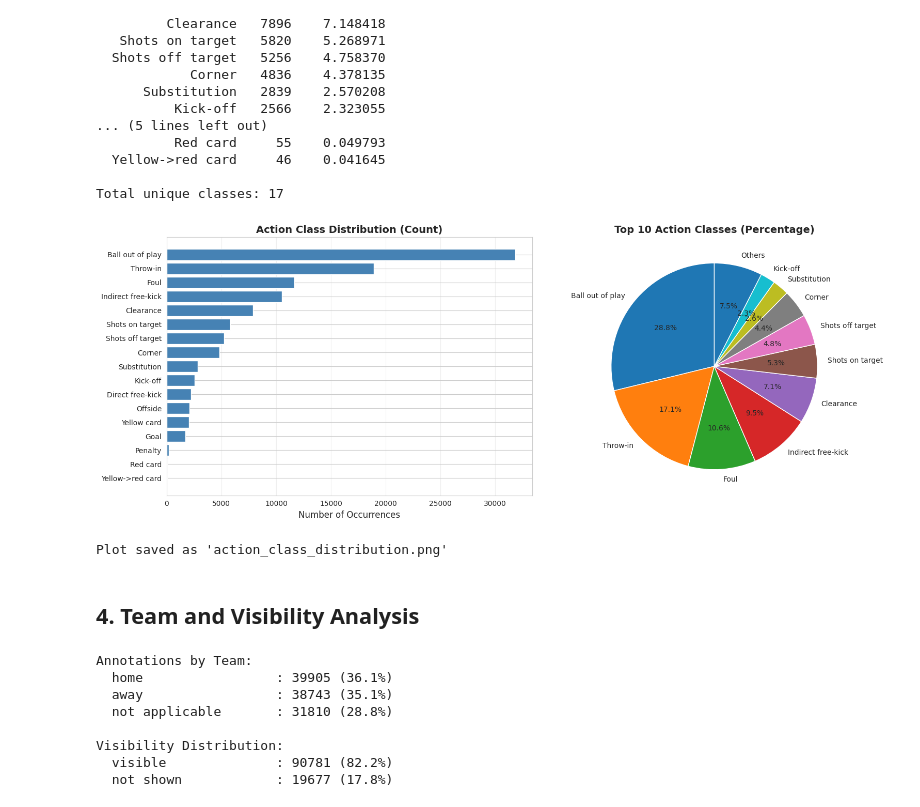
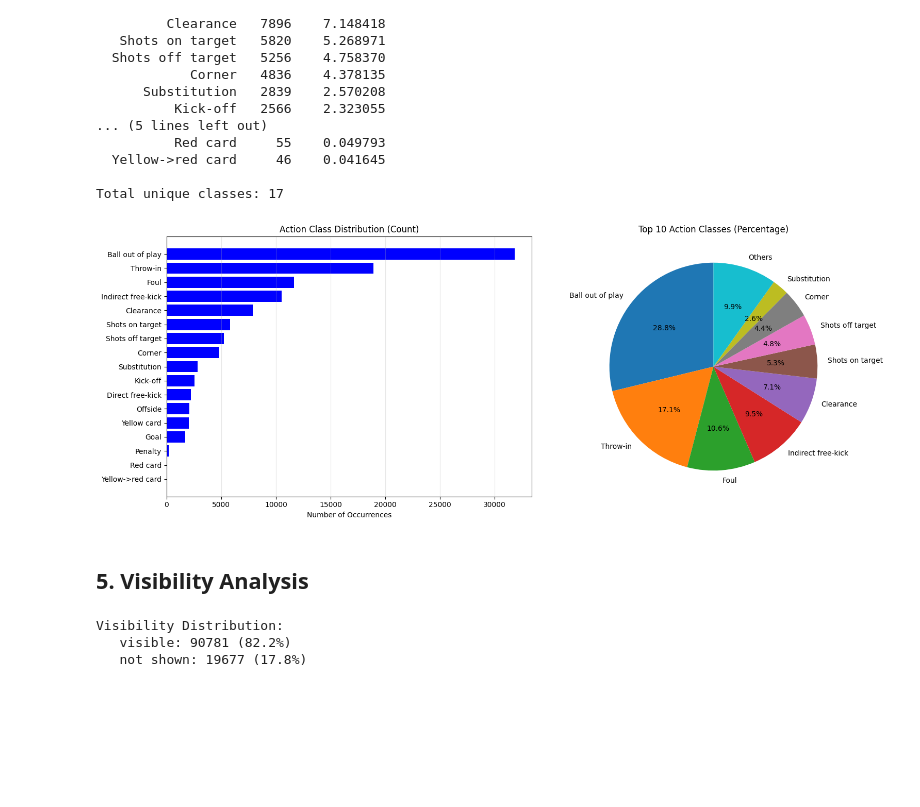
Before and after one commit to ChrisLeclerc/SportXvision, a Jupyter notebook: dataset_analysis.ipynb, the cells around one changed output. Saved outputs shown, nothing was run; the diff lists cells and outputs as text; code cells hidden in the pictures; blank space fills up the shorter version.

Commit message:
Updated dataset_analysis and created a requirements.txt file.

```diff
--- a/dataset_analysis.ipynb
+++ b/dataset_analysis.ipynb
@@ -83,9 +87,6 @@ TOTAL                                    : 500 games
 # Load all labels from the dataset
 all_annotations = []
 all_games = []
-games_without_features = []
-
-print("Loading all labels and checking for features...")
 
 for league in os.listdir(DATASET_PATH):
     league_path = os.path.join(DATASET_PATH, league)
@@ -123,21 +124,16 @@ for league in os.listdir(DATASET_PATH):
                         'has_resnet': has_resnet
                     })
 
-                    for ann in game_data.get('annotations', []):
-                        ann['league'] = league
-                        ann['season'] = season
-                        ann['game'] = game
-                        ann['has_features'] = has_features
-                        all_annotations.append(ann)
-
-                    if not has_features:
-                        games_without_features.append(game)
+                    # Add more data to each label
+                    for annotation in game_data.get('annotations', []):
+                        annotation['league'] = league
+                        annotation['season'] = season
+                        annotation['game'] = game
+                        annotation['has_features'] = has_features
+                        all_annotations.append(annotation)
 
                 except Exception as e:
                     print(f"Error reading {label_file}: {e}")
 
-print(f"\nLoaded {len(all_games)} games")
-print(f"Loaded {len(all_annotations)} total annotations")
-print(f"Games with features: {sum(1 for g in all_games if g['has_features'])}")
-print(f"Games without features: {len(games_without_features)}")
+print(f"Total number of annotations across all 500 games is: {len(all_annotations)}")
 # %% [output]
@@ -181,51 +172,36 @@ Total unique classes: 17
 # %%
 # Visualize action class distribution
 fig, axes = plt.subplots(1, 2, figsize=(16, 6))
 
 # Bar chart
 ax1 = axes[0]
 label_df_sorted = label_df.sort_values('Count', ascending=True)
-ax1.barh(label_df_sorted['Label'], label_df_sorted['Count'], color='steelblue')
-ax1.set_xlabel('Number of Occurrences', fontsize=12)
-ax1.set_title('Action Class Distribution (Count)', fontsize=14, fontweight='bold')
+ax1.barh(label_df_sorted['Label'], label_df_sorted['Count'], color='blue')
+ax1.set_xlabel('Number of Occurrences')
+ax1.set_title('Action Class Distribution (Count)')
 ax1.grid(axis='x', alpha=0.3)
 
 # Pie chart for top classes
 ax2 = axes[1]
-top_labels = label_df.head(10)
-other_count = label_df.iloc[10:]['Count'].sum()
+top_labels = label_df.head(9)
+other_count = label_df.iloc[9:]['Count'].sum()
 pie_data = pd.concat([top_labels, pd.DataFrame([{'Label': 'Others', 'Count': other_count}])])
 ax2.pie(pie_data['Count'], labels=pie_data['Label'], autopct='%1.1f%%', startangle=90)
-ax2.set_title('Top 10 Action Classes (Percentage)', fontsize=14, fontweight='bold')
+ax2.set_title('Top 10 Action Classes (Percentage)')
 
 plt.tight_layout()
-plt.savefig('/home/o_a38510/sn-spotting/action_class_distribution.png', dpi=300, bbox_inches='tight')
 plt.show()
-
-print("Plot saved as 'action_class_distribution.png'")
 # %% [output]
-[figure, old version]
+[figure, new version]
-Plot saved as 'action_class_distribution.png'
 # %% [markdown]
-## 4. Team and Visibility Analysis
+## 5. Visibility Analysis
 # %%
-# Team analysis
-team_counts = Counter([ann['team'] for ann in all_annotations])
-print("Annotations by Team:")
-for team, count in sorted(team_counts.items(), key=lambda x: x[1], reverse=True):
-    print(f"  {team:20} : {count:5} ({(count/len(all_annotations))*100:.1f}%)")
-
 # Visibility analysis
-visibility_counts = Counter([ann['visibility'] for ann in all_annotations])
+visibility_counts = Counter([annotation['visibility'] for annotation in all_annotations])
 print("\nVisibility Distribution:")
 for visibility, count in sorted(visibility_counts.items(), key=lambda x: x[1], reverse=True):
-    print(f"  {visibility:20} : {count:5} ({(count/len(all_annotations))*100:.1f}%)")
+    print(f"   {visibility}: {count:5} ({(count/len(all_annotations))*100:.1f}%)")
 # %% [output]
-Annotations by Team:
-  home                 : 39905 (36.1%)
-  away                 : 38743 (35.1%)
-  not applicable       : 31810 (28.8%)
-
 Visibility Distribution:
-  visible              : 90781 (82.2%)
-  not shown            : 19677 (17.8%)
+   visible: 90781 (82.2%)
+   not shown: 19677 (17.8%)
```
Also changed, not shown: parts of 16 cells of this notebook, 1 other file.
